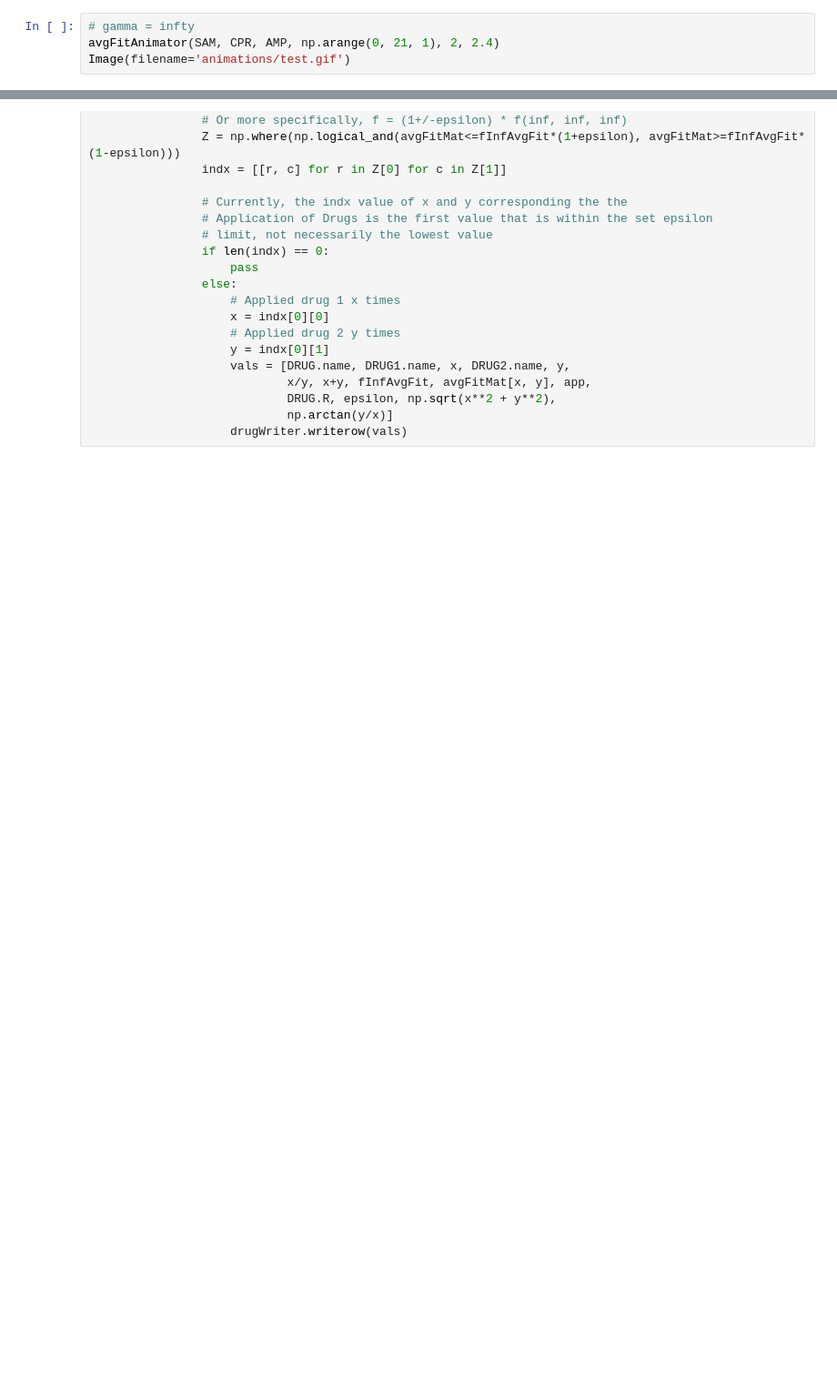
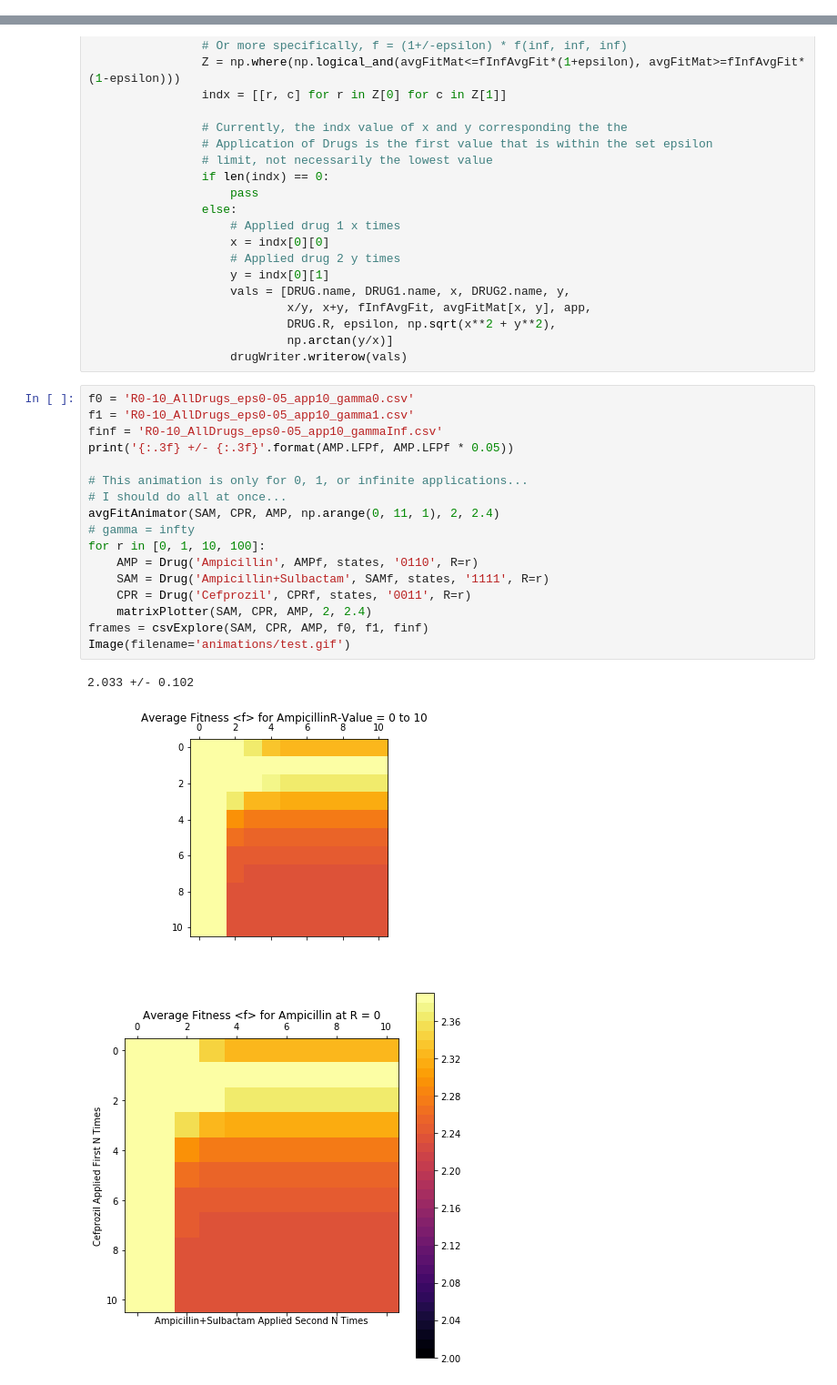
Before and after one commit to MichaelDouglass/drugAsymmetry, a Jupyter notebook: Current Story - Oct 2018.ipynb, the cells around one changed output, grey strips where cells are left out. Shown: that part at 91% size. Saved outputs shown, nothing was run; the diff lists cells and outputs as text; blank space fills up the shorter version.

```diff
--- a/Current Story - Oct 2018.ipynb
+++ b/Current Story - Oct 2018.ipynb
@@ -470,7 +503,3 @@ Image(filename='animations/test.gif')
 "We tested the robustness of these results to changes in the value of r in Eq (3) and found that each of these values are changed by less than 2% for r = 1. For r → $\infty$ we found that 56.0%, 68.1% and 71.2% of singles, doubles and triples (respectively) of steering drugs increased the likelihood of the most highly resistant genotype being found whereas only 22.2%, 20.0% and 19.2% of singles, pairs and triples (respectively) decreased it."
 
 For this statement, I disagree. The r = 0 to r = 1 jump is relatively large, but after that, r = 1 to r = $\infty$ is not too much.
-# %%
-# gamma = infty
-avgFitAnimator(SAM, CPR, AMP, np.arange(0, 21, 1), 2, 2.4)
-Image(filename='animations/test.gif')
@@ -568,3 +750,24 @@ for r in np.arange(0, 11, 1):
                             DRUG.R, epsilon, np.sqrt(x**2 + y**2),
                             np.arctan(y/x)]
                     drugWriter.writerow(vals)
+# %%
+f0 = 'R0-10_AllDrugs_eps0-05_app10_gamma0.csv'
+f1 = 'R0-10_AllDrugs_eps0-05_app10_gamma1.csv'
+finf = 'R0-10_AllDrugs_eps0-05_app10_gammaInf.csv'
+print('{:.3f} +/- {:.3f}'.format(AMP.LFPf, AMP.LFPf * 0.05))
+
+# This animation is only for 0, 1, or infinite applications...
+# I should do all at once...
+avgFitAnimator(SAM, CPR, AMP, np.arange(0, 11, 1), 2, 2.4)
+# gamma = infty
+for r in [0, 1, 10, 100]:
+    AMP = Drug('Ampicillin', AMPf, states, '0110', R=r)
+    SAM = Drug('Ampicillin+Sulbactam', SAMf, states, '1111', R=r)
+    CPR = Drug('Cefprozil', CPRf, states, '0011', R=r)
+    matrixPlotter(SAM, CPR, AMP, 2, 2.4)
+frames = csvExplore(SAM, CPR, AMP, f0, f1, finf)
+Image(filename='animations/test.gif')
+# %% [output]
+2.033 +/- 0.102
+[figure, added]
+[figure, added]
```
Also changed, not shown: parts of 16 cells of this notebook.
